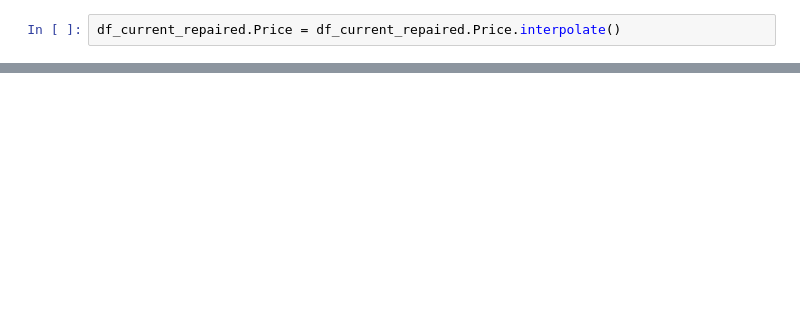
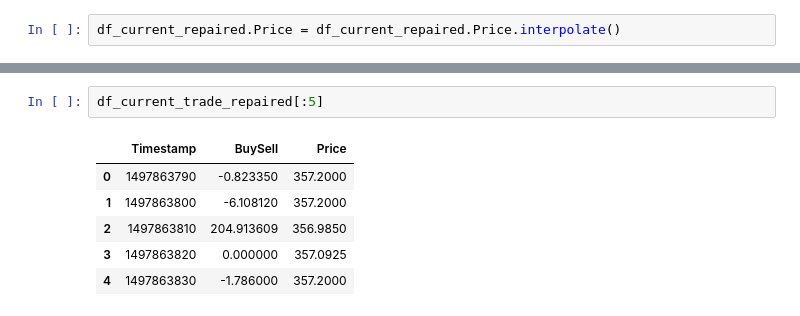
Before and after one commit to SupermanAdam007/current_trade_repair_csv, a Jupyter notebook: current_trade_repair_csv.ipynb, the cells around one changed output, grey strips where cells are left out. Cells and saved outputs as stored; diff of their text form; blank space fills up the shorter version.

```diff
--- a/current_trade_repair_csv.ipynb
+++ b/current_trade_repair_csv.ipynb
@@ -99,0 +72,9 @@ duration_trade
+# %%
+df_current_trade_repaired[:5]
+# %% [output]
+|  | Timestamp | BuySell | Price |
+| 0 | 1497863790 | -0.823350 | 357.2000 |
+| 1 | 1497863800 | -6.108120 | 357.2000 |
+| 2 | 1497863810 | 204.913609 | 356.9850 |
+| 3 | 1497863820 | 0.000000 | 357.0925 |
+| 4 | 1497863830 | -1.786000 | 357.2000 |
```
Also changed, not shown: parts of 18 cells of this notebook.
